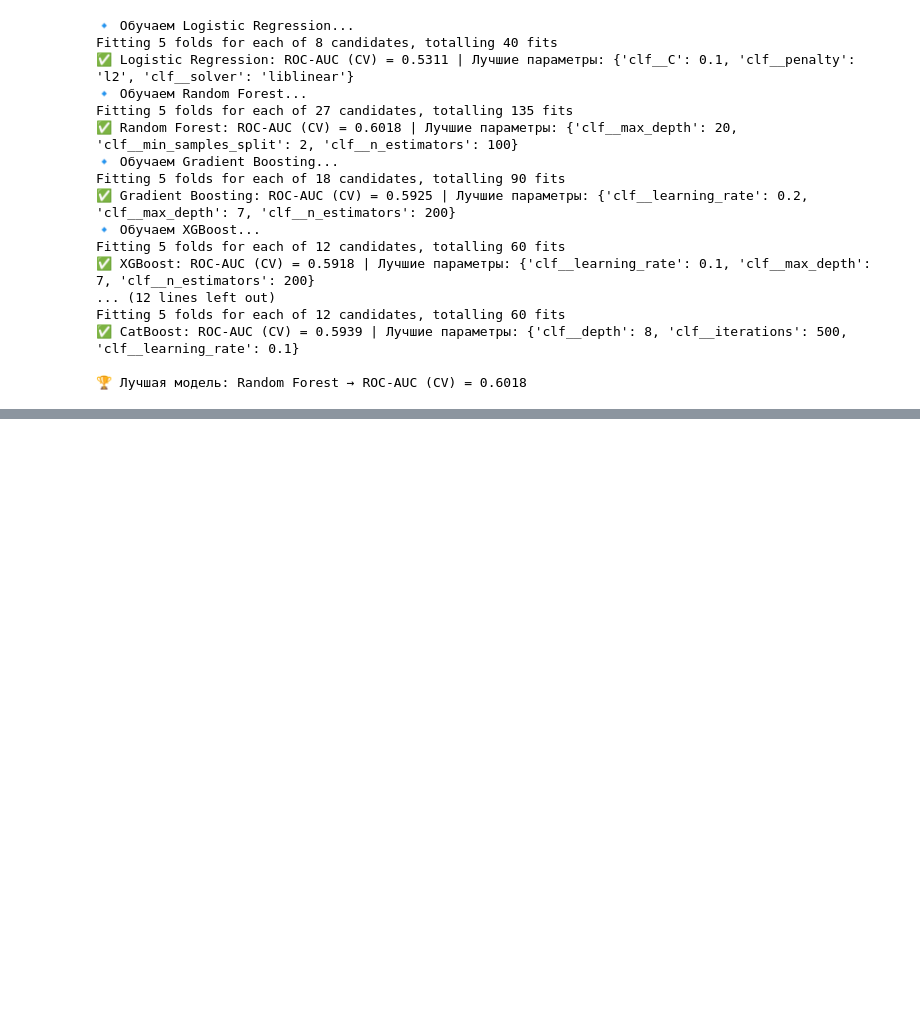
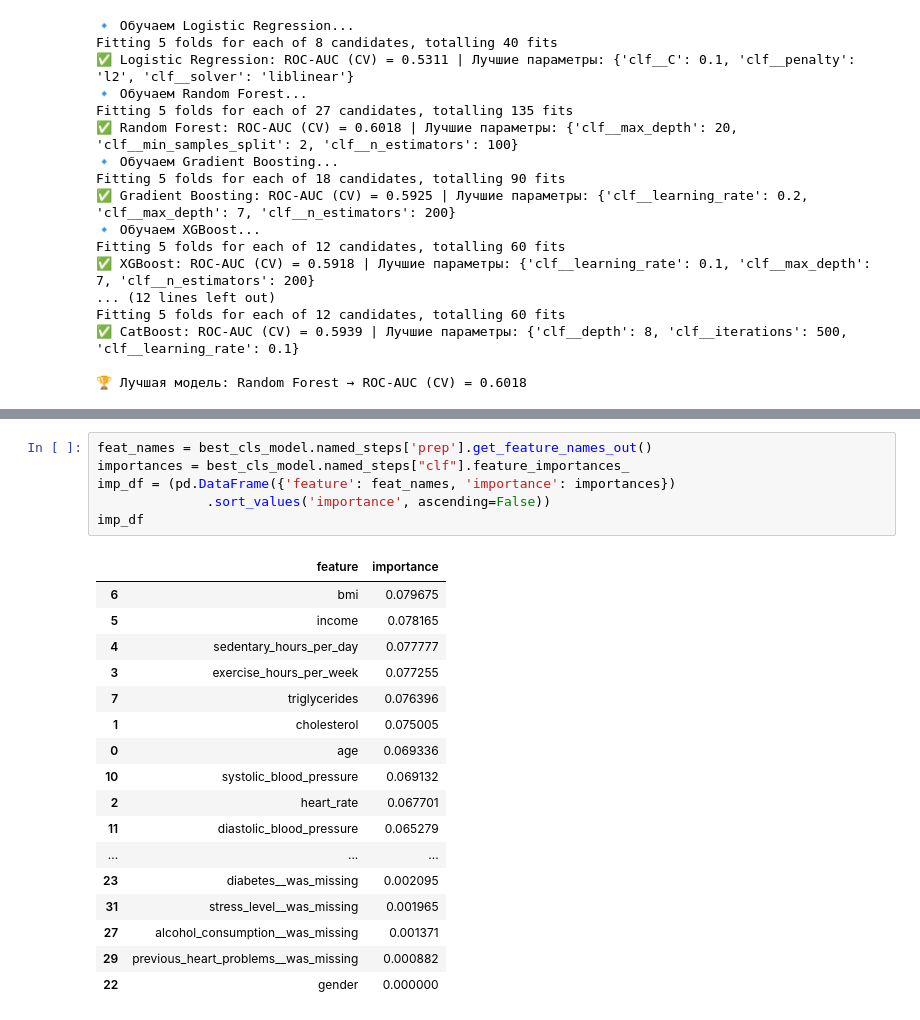
Before and after one commit to Malentaaa/heart_attack_project, a Jupyter notebook: project_heart_attack.ipynb, the cells around one changed output, grey strips where cells are left out. Cells and saved outputs as stored; diff of their text form; blank space fills up the shorter version.

```diff
--- a/project_heart_attack.ipynb
+++ b/project_heart_attack.ipynb
@@ -1351,0 +1353,24 @@ top_results
+# %%
+feat_names = best_cls_model.named_steps['prep'].get_feature_names_out()
+importances = best_cls_model.named_steps["clf"].feature_importances_
+imp_df = (pd.DataFrame({'feature': feat_names, 'importance': importances})
+              .sort_values('importance', ascending=False))
+imp_df
+# %% [output]
+|  | feature | importance |
+| 6 | bmi | 0.079675 |
+| 5 | income | 0.078165 |
+| 4 | sedentary_hours_per_day | 0.077777 |
+| 3 | exercise_hours_per_week | 0.077255 |
+| 7 | triglycerides | 0.076396 |
+| 1 | cholesterol | 0.075005 |
+| 0 | age | 0.069336 |
+| 10 | systolic_blood_pressure | 0.069132 |
+| 2 | heart_rate | 0.067701 |
+| 11 | diastolic_blood_pressure | 0.065279 |
+| ... | ... | ... |
+| 23 | diabetes__was_missing | 0.002095 |
+| 31 | stress_level__was_missing | 0.001965 |
+| 27 | alcohol_consumption__was_missing | 0.001371 |
+| 29 | previous_heart_problems__was_missing | 0.000882 |
+| 22 | gender | 0.000000 |
```
Also changed, not shown: parts of 7 cells of this notebook, 3 other files.
